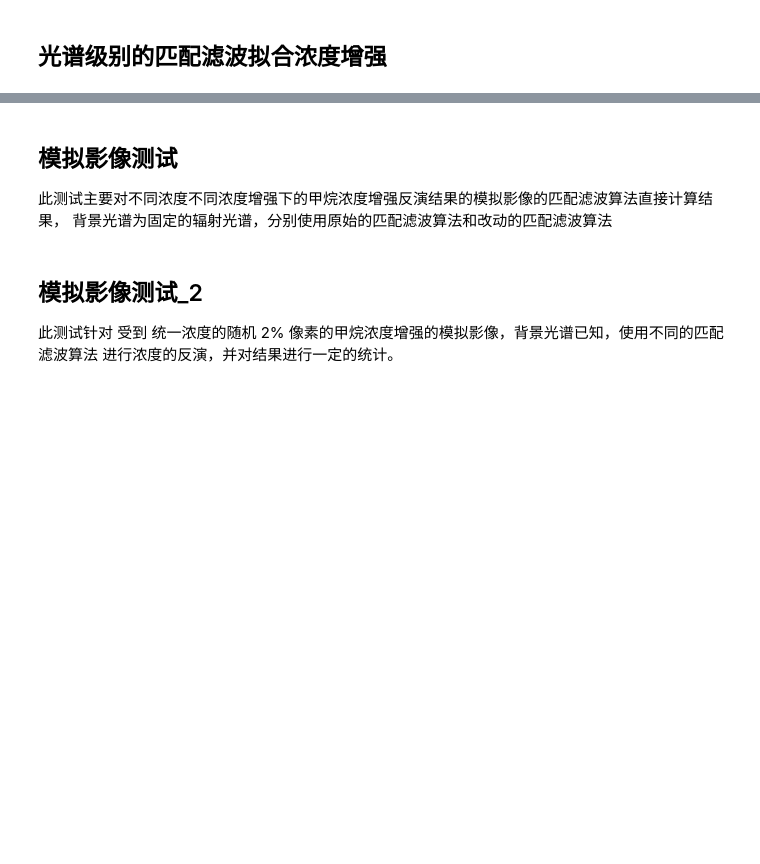
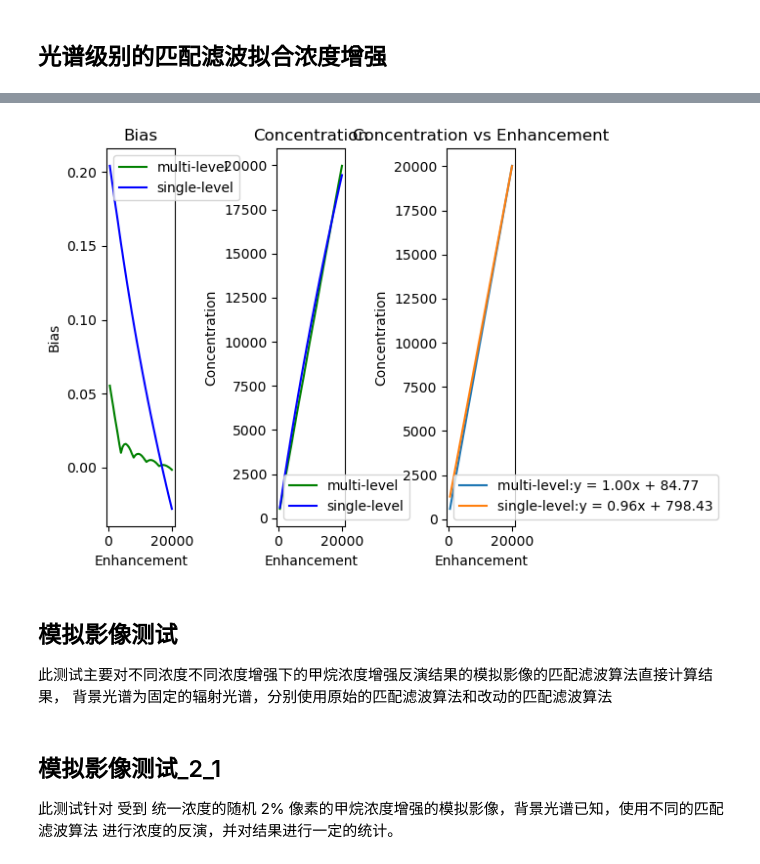
Before and after one commit to Emeric53/MF, a Jupyter notebook: MatchedFilter/algorithm_modification.ipynb, the cells around one changed output, grey strips where cells are left out. Drawn from its saved outputs; the diff is of its cells as text; code cells hidden in the pictures; blank space fills up the shorter version.

```diff
--- a/MatchedFilter/algorithm_modification.ipynb
+++ b/MatchedFilter/algorithm_modification.ipynb
@@ -387,0 +296,76 @@ spectrumlevel_test1()
+# %%
+def spectrumlevel_test2():
+    """
+    测试不同浓度增强下的甲烷廓线拟合的浓度结果,使用多级单位吸收光谱。
+    并与单级单位吸收光谱的结果进行对比。
+    """
+    # 读取单位吸收光谱
+    ahsi_unit_absorption_spectrum_path = f"C:\\Users\\RS\\VSCode\\matchedfiltermethod\\MyData\\uas\\AHSI_UAS_end_30000.txt"
+    _,base_uas = nf.open_unit_absorption_spectrum(ahsi_unit_absorption_spectrum_path,2150,2500)
+
+    # 读取多级单位吸收光谱,并存储在列表中
+    uaslist = []
+    uasrange = np.arange(8000,46000,8000)
+    for i in uasrange:
+        ahsi_unit_absorption_spectrum_path = f"C:\\Users\\RS\\VSCode\\matchedfiltermethod\\MyData\\uas\\AHSI_UAS_end_{i}.txt"
+        _,uas = nf.open_unit_absorption_spectrum(ahsi_unit_absorption_spectrum_path,2150,2500)
+        uaslist.append(uas)
+
+    # 读取背景光谱
+    channels_path=r"C:\\Users\\RS\\VSCode\\matchedfiltermethod\\MyData\\AHSI_channels.npz"
+    base_filepath = f"C:\\PcModWin5\\Bin\\batch\\AHSI_Methane_0_ppmm_tape7.txt"
+    _,base_radiance = nf.get_simulated_satellite_radiance(base_filepath,channels_path,2150,2500)
+
+    # initiatate variables
+    ml_concentrationlist = []
+    ml_biaslists = []
+    sg_concentrationlist = []
+    sg_biaslists = []
+
+    # 拟合甲烷浓度增强
+    enhancements = np.arange(500,20500,500)
+    for enhancement in enhancements:
+        # 读取模拟辐射数据
+        filepath = f"C:\\PcModWin5\\Bin\\batch\\AHSI_Methane_{enhancement}_ppmm_tape7.txt"
+        _,radiance = nf.get_simulated_satellite_radiance(filepath,channels_path,2150,2500)
+
+        # 计算甲烷浓度增强，并计算与实际值的偏差
+        concentration = profile_matched_filter_ML(base_radiance,radiance,uaslist)
+        ml_biaslists.append(((concentration-enhancement)/enhancement))
+        ml_concentrationlist.append(concentration)
+
+        concentration = profile_matched_filter(base_radiance,radiance,base_uas)
+        sg_biaslists.append(((concentration-enhancement)/enhancement))
+        sg_concentrationlist.append(concentration)
+
+    # 可视化
+    fig, ax = plt.subplots(1,3)
+    ax[0].plot(enhancements,ml_biaslists,color="green",label="multi-level")
+    ax[0].plot(enhancements,sg_biaslists,color="blue",label="single-level")
+    ax[1].plot(enhancements,ml_concentrationlist,color="green",label="multi-level")
+    ax[1].plot(enhancements,sg_concentrationlist,color="blue",label="single-level")
+    polyfit_plot(enhancements,ml_concentrationlist,ax[2],"multi-level")
+    polyfit_plot(enhancements,sg_concentrationlist,ax[2],"single-level")
+
+    ax[0].set_title("Bias")
+    ax[0].set_xlabel("Enhancement")
+    ax[0].set_ylabel("Bias")
+    ax[0].legend()
+
+    ax[1].set_title("Concentration")
+    ax[1].set_xlabel("Enhancement")
+    ax[1].set_ylabel("Concentration")
+    ax[1].legend()
+
+    ax[2].set_title("Concentration vs Enhancement")
+    ax[2].set_xlabel("Enhancement")
+    ax[2].set_ylabel("Concentration")
+    ax[2].legend()
+
+    plt.tight_layout()
+    plt.show()
+
+    return ml_biaslists,sg_biaslists
+
+ml_biaslists,sg_biaslists = spectrumlevel_test2()
+# %% [output]
@@ -388,3 +389,4 @@ spectrumlevel_test1()
+[figure, added]
 # %% [markdown]
 ## 模拟影像测试
 此测试主要对不同浓度不同浓度增强下的甲烷浓度增强反演结果的模拟影像的匹配滤波算法直接计算结果，
@@ -478,5 +486,5 @@ def imagelevel_test1_2():
 # %% [markdown]
-## 模拟影像测试_2
+## 模拟影像测试_2_1
 此测试针对 受到 统一浓度的随机 2% 像素的甲烷浓度增强的模拟影像，背景光谱已知，使用不同的匹配滤波算法
 进行浓度的反演，并对结果进行一定的统计。
 # %%
```
Also changed, not shown: parts of 16 cells of this notebook.
